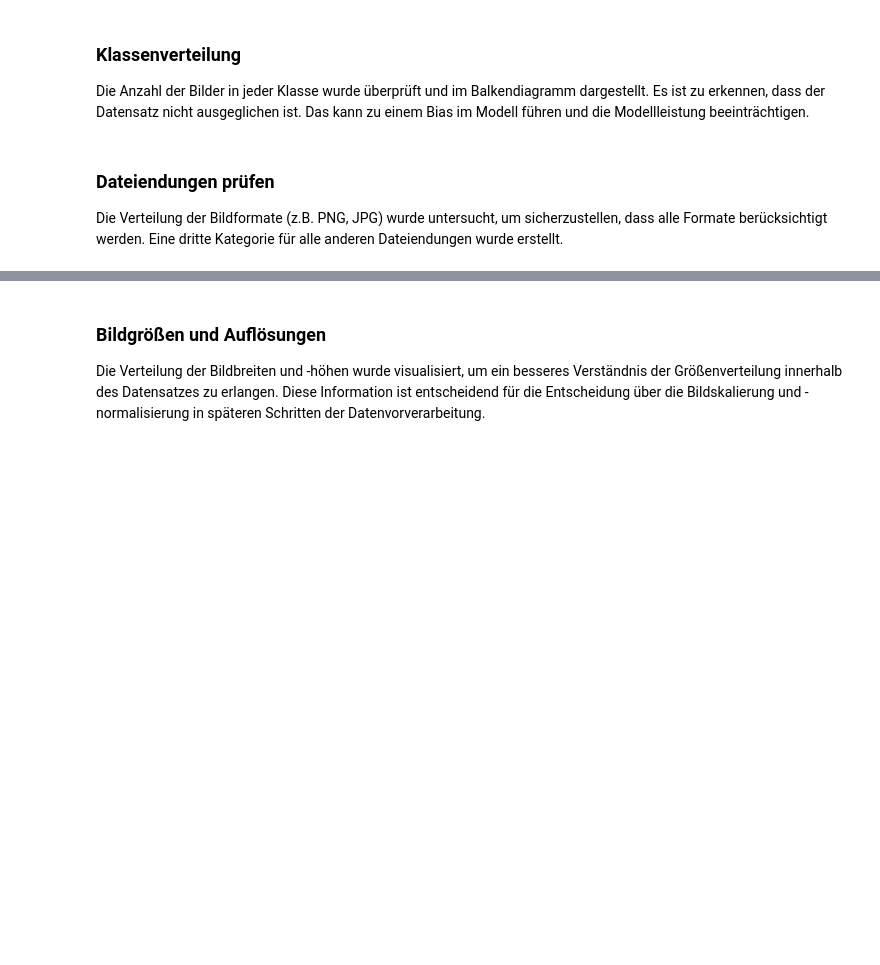
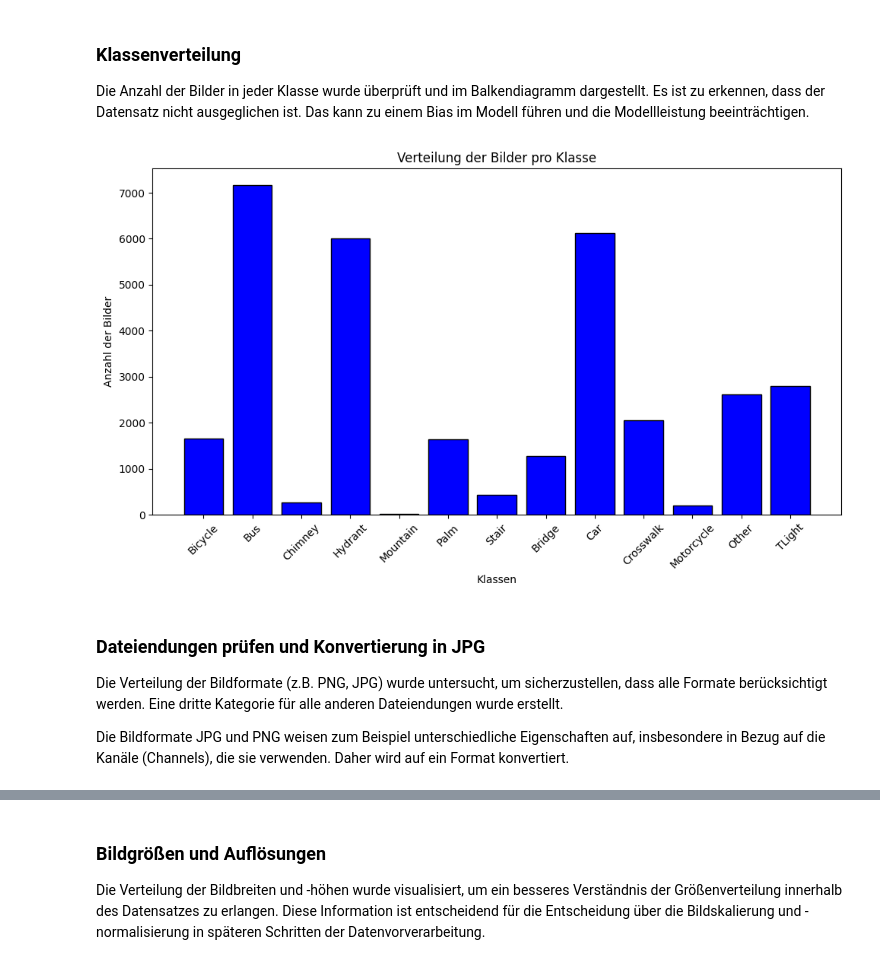
Before and after one commit to LeonHenne/NAK-ML, a Jupyter notebook: Sneezy.ipynb, the cells around one changed output, grey strips where cells are left out. Saved outputs shown, nothing was run; the diff lists cells and outputs as text; code cells hidden in the pictures; blank space fills up the shorter version.

```diff
--- a/Sneezy.ipynb
+++ b/Sneezy.ipynb
@@ -197,15 +202,3 @@ List all the files and navigate into Bicycle folder
 # %% [markdown]
 ### Verzeichnisstruktur und Dateianzahl
 Nach dem erfolgreichen Transfer der Daten auf das lokale Laufwerk ist der erste Schritt die Untersuchung der Verzeichnisstruktur und der Dateianzahl. Dies ermöglicht einen Überblick über die Organisation und die Verteilung der Daten innerhalb der verschiedenen Ordner.
-# %%
-main_dir = '../Google-Recaptcha-V2-Images/'
-
-folders = ["Bicycle", "Bus", "Chimney", "Hydrant", "Mountain", "Palm", "Stair",
-           "Bridge", "Car", "Crosswalk", "Motorcycle", "Other", "TLight"]
-
-for folder in folders:
-    folder_path = os.path.join(main_dir, folder)
-    if os.path.isdir(folder_path):
-        num_files = len([f for f in os.listdir(folder_path) if f.endswith('png') or f.endswith('jpg')])
-        # TODO: dictonary aufbauen (i. e. ['Bicycle'] = 1656)
-        print(f'{folder}: {num_files} Bilder')
@@ -213,18 +264,31 @@ for folder in folders:
 ### Klassenverteilung
 Die Anzahl der Bilder in jeder Klasse wurde überprüft und im Balkendiagramm dargestellt. Es ist zu erkennen, dass der Datensatz nicht ausgeglichen ist. Das kann zu einem Bias im Modell führen und die Modellleistung beeinträchtigen.
 # %%
+import os
 import matplotlib.pyplot as plt
-# class_counts = dict.values()
-class_counts = {folder: len([f for f in os.listdir(os.path.join(main_dir, folder)) if f.endswith('png') or f.endswith('jpg')]) for folder in folders}
 
-# Balkendiagramm der Klassenverteilung
+# NOTE: Could be replaced with following comment to reduce ressource allocation:
+folder_image_counts = {folder: len(data['images']) for folder, data in folder_image_data.items()}
+# image_count = [folder['count'] for folder in folder_image_data.values()]
+
+# Extract keys and values for plotting
+folders = folder_image_counts.keys()
+# NOTE: same as folder_image_data.keys() which is already created in the cell above
+values = folder_image_counts.values()
+
+# Create a bar plot
 plt.figure(figsize=(10, 6))
-plt.bar(class_counts.keys(), class_counts.values())
+plt.bar(folders, values, color='blue', edgecolor='black')
 plt.xlabel('Klassen')
 plt.ylabel('Anzahl der Bilder')
 plt.title('Verteilung der Bilder pro Klasse')
 plt.xticks(rotation=45)
+plt.tight_layout()
 plt.show()
+# %% [output]
+[figure, added]
 # %% [markdown]
-### Dateiendungen prüfen
+### Dateiendungen prüfen und Konvertierung in JPG
 Die Verteilung der Bildformate (z.B. PNG, JPG) wurde untersucht, um sicherzustellen, dass alle Formate berücksichtigt werden. Eine dritte Kategorie für alle anderen Dateiendungen wurde erstellt.
+
+Die Bildformate JPG und PNG weisen zum Beispiel unterschiedliche Eigenschaften auf, insbesondere in Bezug auf die Kanäle (Channels), die sie verwenden. Daher wird auf ein Format konvertiert.
```
Also changed, not shown: parts of 34 cells of this notebook, 5 other files.
